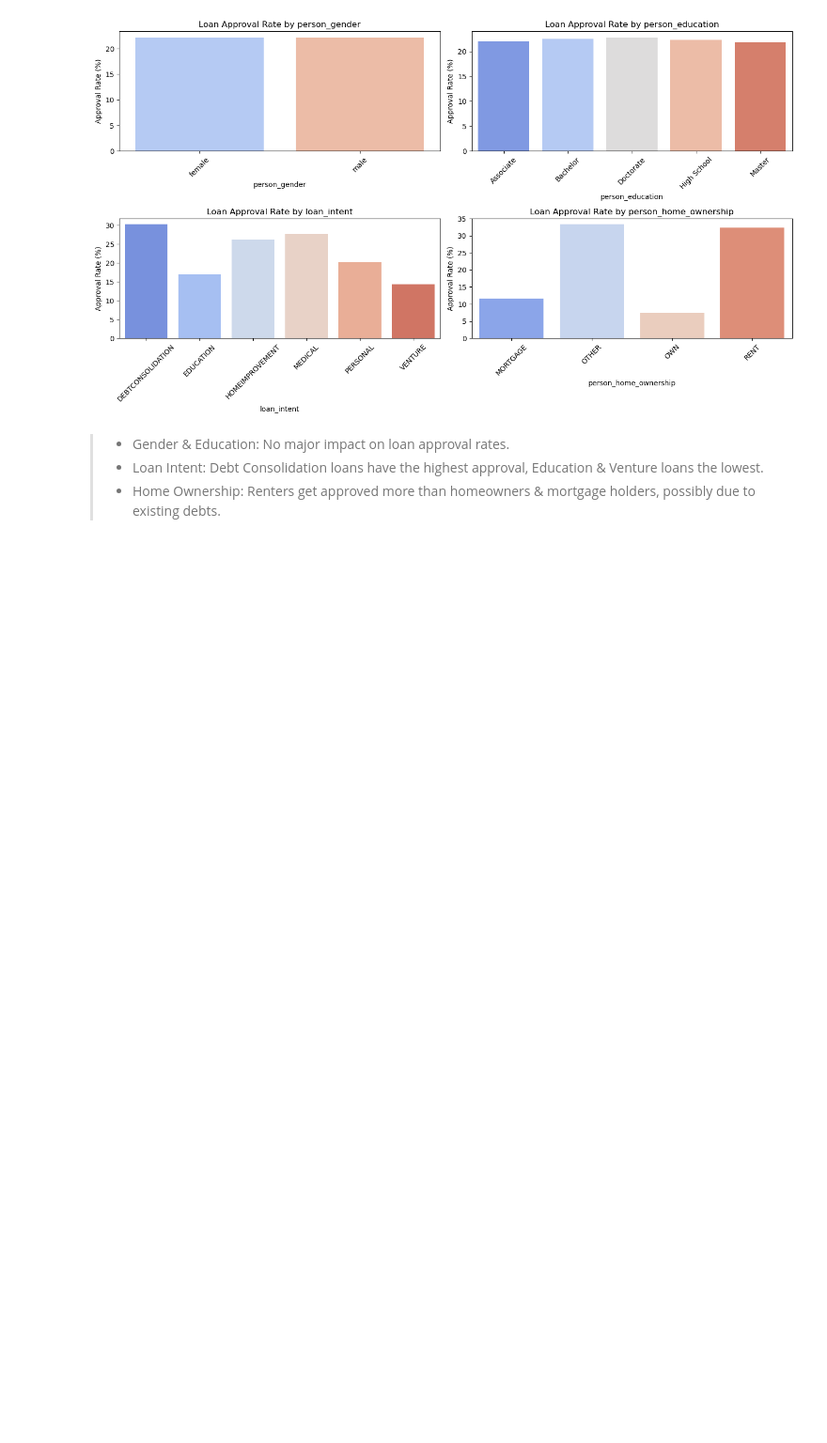
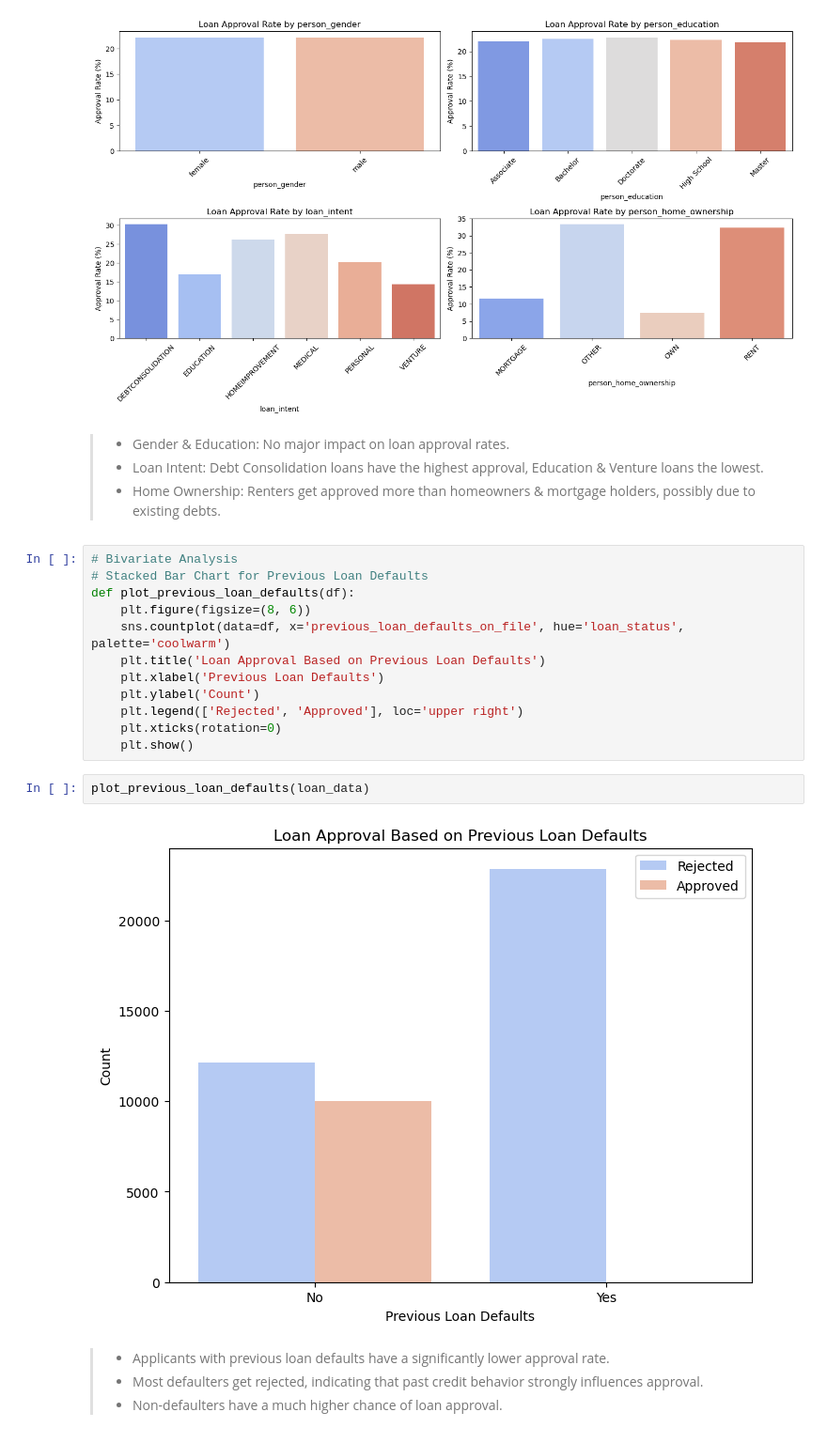
Before and after one commit to khan-asim-88/Loan-Approval-Prediction-Using-Machine-Learning, a Jupyter notebook: Loan_Approval_Prediction.ipynb, the cells around one changed output. Shown at 94% size. Saved outputs shown, nothing was run; the diff lists cells and outputs as text; blank space fills up the shorter version.

```diff
--- a/Loan_Approval_Prediction.ipynb
+++ b/Loan_Approval_Prediction.ipynb
@@ -95,3 +95,23 @@ plot_loan_approval_rates(loan_data, categorical_features)
 > - Gender & Education: No major impact on loan approval rates.
 > - Loan Intent: Debt Consolidation loans have the highest approval, Education & Venture loans the lowest.
 > - Home Ownership: Renters get approved more than homeowners & mortgage holders, possibly due to existing debts.
+# %%
+# Bivariate Analysis
+# Stacked Bar Chart for Previous Loan Defaults
+def plot_previous_loan_defaults(df):
+    plt.figure(figsize=(8, 6))
+    sns.countplot(data=df, x='previous_loan_defaults_on_file', hue='loan_status', palette='coolwarm')
+    plt.title('Loan Approval Based on Previous Loan Defaults')
+    plt.xlabel('Previous Loan Defaults')
+    plt.ylabel('Count')
+    plt.legend(['Rejected', 'Approved'], loc='upper right')
+    plt.xticks(rotation=0)
+    plt.show()
+# %%
+plot_previous_loan_defaults(loan_data)
+# %% [output]
+[figure, added]
+# %% [markdown]
+> - Applicants with previous loan defaults have a significantly lower approval rate.
+> - Most defaulters get rejected, indicating that past credit behavior strongly influences approval.
+> - Non-defaulters have a much higher chance of loan approval.
```
Also changed, not shown: parts of 9 cells of this notebook.
